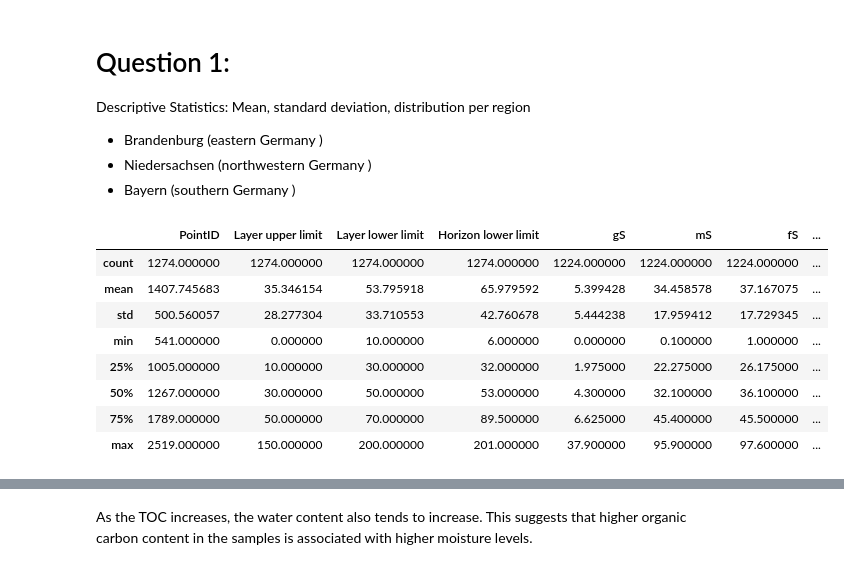
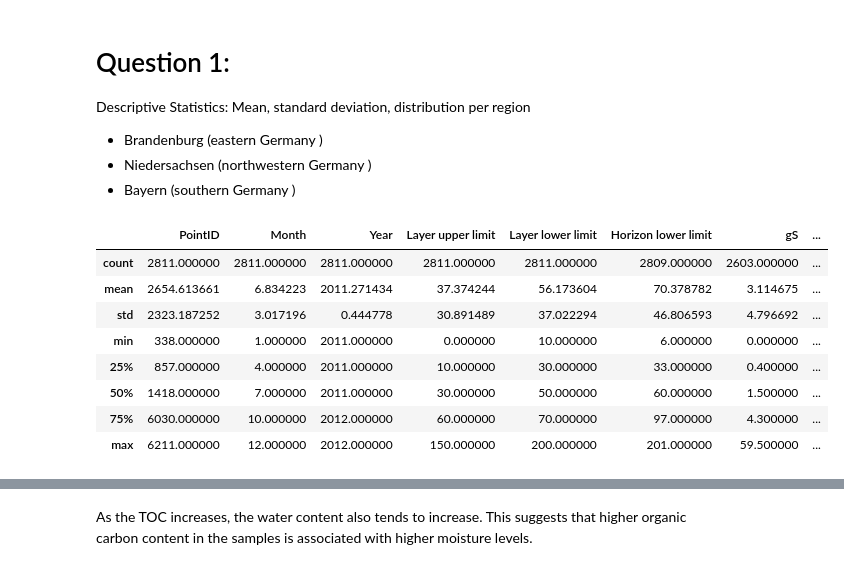
Before and after one commit to ostadsgo/cbm, a Jupyter notebook: DA-Carbon.ipynb, the cells around one changed output, grey strips where cells are left out. Cells and saved outputs as stored; diff of their text form; code cells hidden in the pictures.

```diff
--- a/DA-Carbon.ipynb
+++ b/DA-Carbon.ipynb
@@ -14,6 +14,23 @@ import pandas as pd
 
 
 pd.set_option('display.max_columns', None)
+
+# Read csv
 df = pd.read_csv("LABORATORY_DATA.csv")
+df_date = pd.read_csv("datetime.csv")
+
+# merge month and year with the data
+df = pd.merge(df, df_date[['PointID', 'Probenahme_Monat', 'Probenahme_Jahr']],
+                    on='PointID', how='left')
+
+# Move `Month` and `Year` column
+month = df.pop("Probenahme_Monat")
+year = df.pop("Probenahme_Jahr")
+df.insert(1, "Month", month)
+df.insert(2, "Year", year)
+
+# Save the df with month and year to new csv file
+df.to_csv("lab_data.csv", index=False)
+
 df.head()
 # %% [output]
@@ -122,20 +144,20 @@ Descriptive Statistics: Mean, standard deviation, distribution per region
 # %%
 # BB, BY, NI
 
 pd.set_option('display.max_columns', None)
 #df = df.drop(["Mn_Ox", "Fe_Ox", "Al_Ox", "Mn_Di", "Fe_Di", "Al_Di"], axis=1)
-df_county = df[df["County"].str.contains('BB')]
+df_county = df[df["County"].str.contains('NI')]
 df_county.describe()
 # %% [output]
-|  | PointID | Layer upper limit | Layer lower limit | Horizon lower limit | gS | mS | fS | ... |
-| count | 1274.000000 | 1274.000000 | 1274.000000 | 1274.000000 | 1224.000000 | 1224.000000 | 1224.000000 | ... |
-| mean | 1407.745683 | 35.346154 | 53.795918 | 65.979592 | 5.399428 | 34.458578 | 37.167075 | ... |
-| std | 500.560057 | 28.277304 | 33.710553 | 42.760678 | 5.444238 | 17.959412 | 17.729345 | ... |
-| min | 541.000000 | 0.000000 | 10.000000 | 6.000000 | 0.000000 | 0.100000 | 1.000000 | ... |
-| 25% | 1005.000000 | 10.000000 | 30.000000 | 32.000000 | 1.975000 | 22.275000 | 26.175000 | ... |
-| 50% | 1267.000000 | 30.000000 | 50.000000 | 53.000000 | 4.300000 | 32.100000 | 36.100000 | ... |
-| 75% | 1789.000000 | 50.000000 | 70.000000 | 89.500000 | 6.625000 | 45.400000 | 45.500000 | ... |
-| max | 2519.000000 | 150.000000 | 200.000000 | 201.000000 | 37.900000 | 95.900000 | 97.600000 | ... |
+|  | PointID | Month | Year | Layer upper limit | Layer lower limit | Horizon lower limit | gS | ... |
+| count | 2811.000000 | 2811.000000 | 2811.000000 | 2811.000000 | 2811.000000 | 2809.000000 | 2603.000000 | ... |
+| mean | 2654.613661 | 6.834223 | 2011.271434 | 37.374244 | 56.173604 | 70.378782 | 3.114675 | ... |
+| std | 2323.187252 | 3.017196 | 0.444778 | 30.891489 | 37.022294 | 46.806593 | 4.796692 | ... |
+| min | 338.000000 | 1.000000 | 2011.000000 | 0.000000 | 10.000000 | 6.000000 | 0.000000 | ... |
+| 25% | 857.000000 | 4.000000 | 2011.000000 | 10.000000 | 30.000000 | 33.000000 | 0.400000 | ... |
+| 50% | 1418.000000 | 7.000000 | 2011.000000 | 30.000000 | 50.000000 | 60.000000 | 1.500000 | ... |
+| 75% | 6030.000000 | 10.000000 | 2012.000000 | 60.000000 | 70.000000 | 97.000000 | 4.300000 | ... |
+| max | 6211.000000 | 12.000000 | 2012.000000 | 150.000000 | 200.000000 | 201.000000 | 59.500000 | ... |
 # %%
 # Realtion between water and TOC
 import matplotlib.pyplot as plt
```
Also changed, not shown: parts of 18 cells of this notebook, 1 other file.
